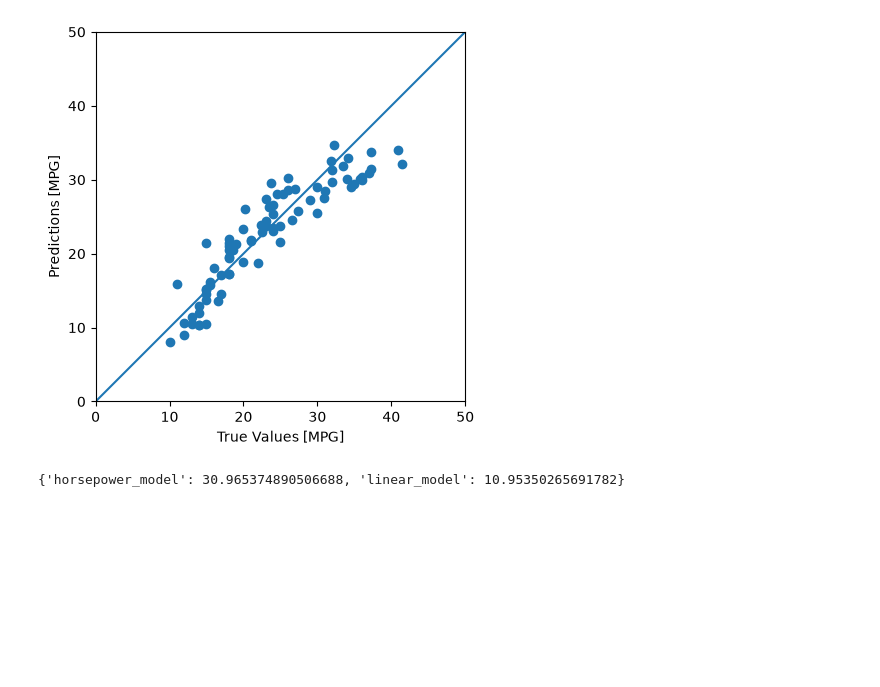
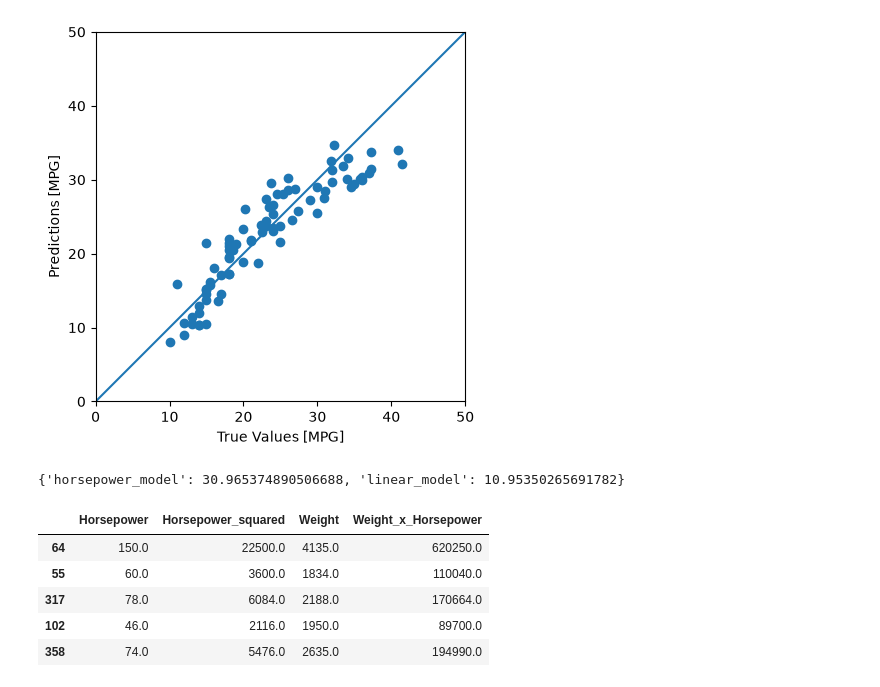
Before and after one commit to 2026-2-fundamentos/std-max-steven-hurtado-ramos, a Jupyter notebook: P200_regresion_basica/notebooks/notebook.ipynb, the cells around one changed output. Drawn from its saved outputs; the diff is of its cells as text; code cells hidden in the pictures; blank space fills up the shorter version.

```diff
--- a/P200_regresion_basica/notebooks/notebook.ipynb
+++ b/P200_regresion_basica/notebooks/notebook.ipynb
@@ -699,3 +699,22 @@ features_preprocessor = ColumnTransformer(
         ("categorical", categorical_preprocessor, categorical_features),
     ]
 )
+# %%
+
+# Se agregan un término cuadrático y una interacción Weight × Horsepower para flexibilizar el modelo lineal.
+
+train_features_flexible = train_features.copy()
+test_features_flexible = test_features.copy()
+
+for features in [train_features_flexible, test_features_flexible]:
+    features["Horsepower_squared"] = features["Horsepower"] ** 2
+    features["Weight_x_Horsepower"] = features["Weight"] * features["Horsepower"]
+
+train_features_flexible[["Horsepower", "Horsepower_squared", "Weight", "Weight_x_Horsepower"]].head()
+# %% [output]
+|  | Horsepower | Horsepower_squared | Weight | Weight_x_Horsepower |
+| 64 | 150.0 | 22500.0 | 4135.0 | 620250.0 |
+| 55 | 60.0 | 3600.0 | 1834.0 | 110040.0 |
+| 317 | 78.0 | 6084.0 | 2188.0 | 170664.0 |
+| 102 | 46.0 | 2116.0 | 1950.0 | 89700.0 |
+| 358 | 74.0 | 5476.0 | 2635.0 | 194990.0 |
```
